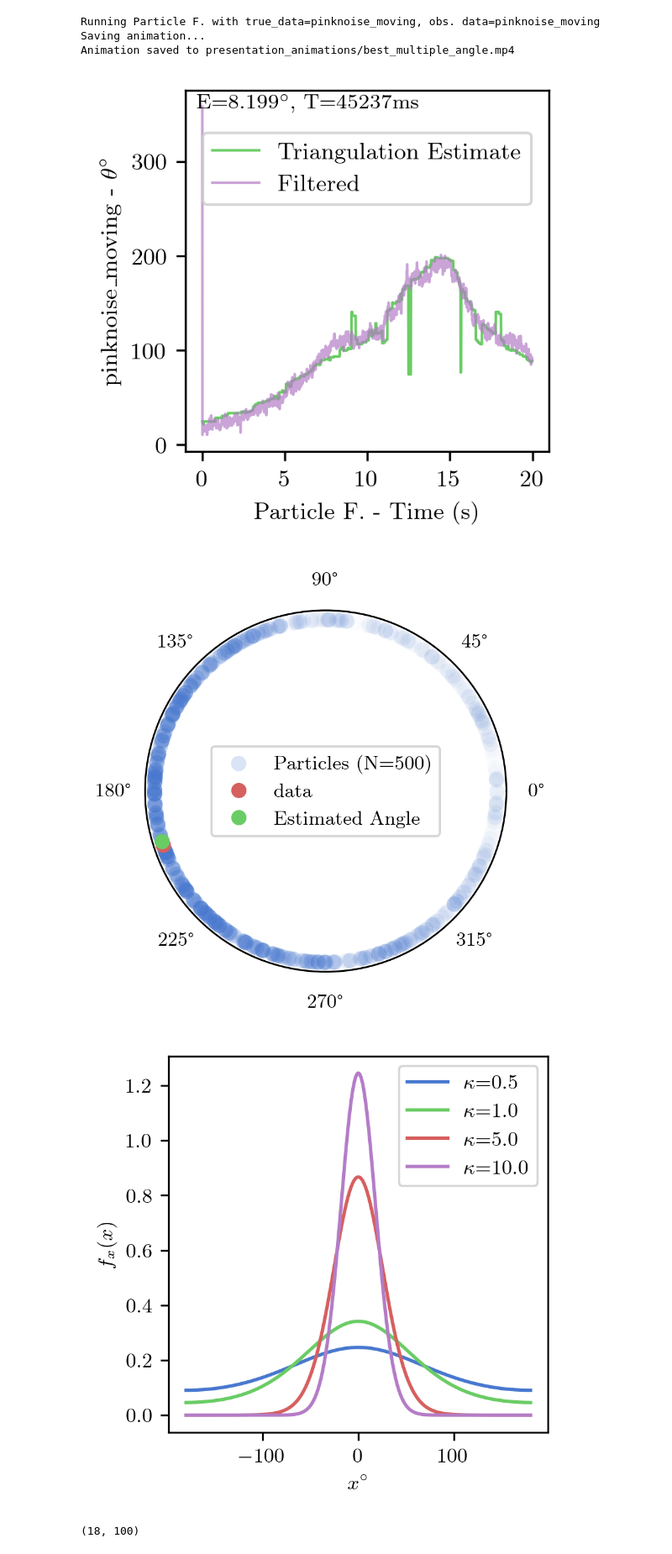
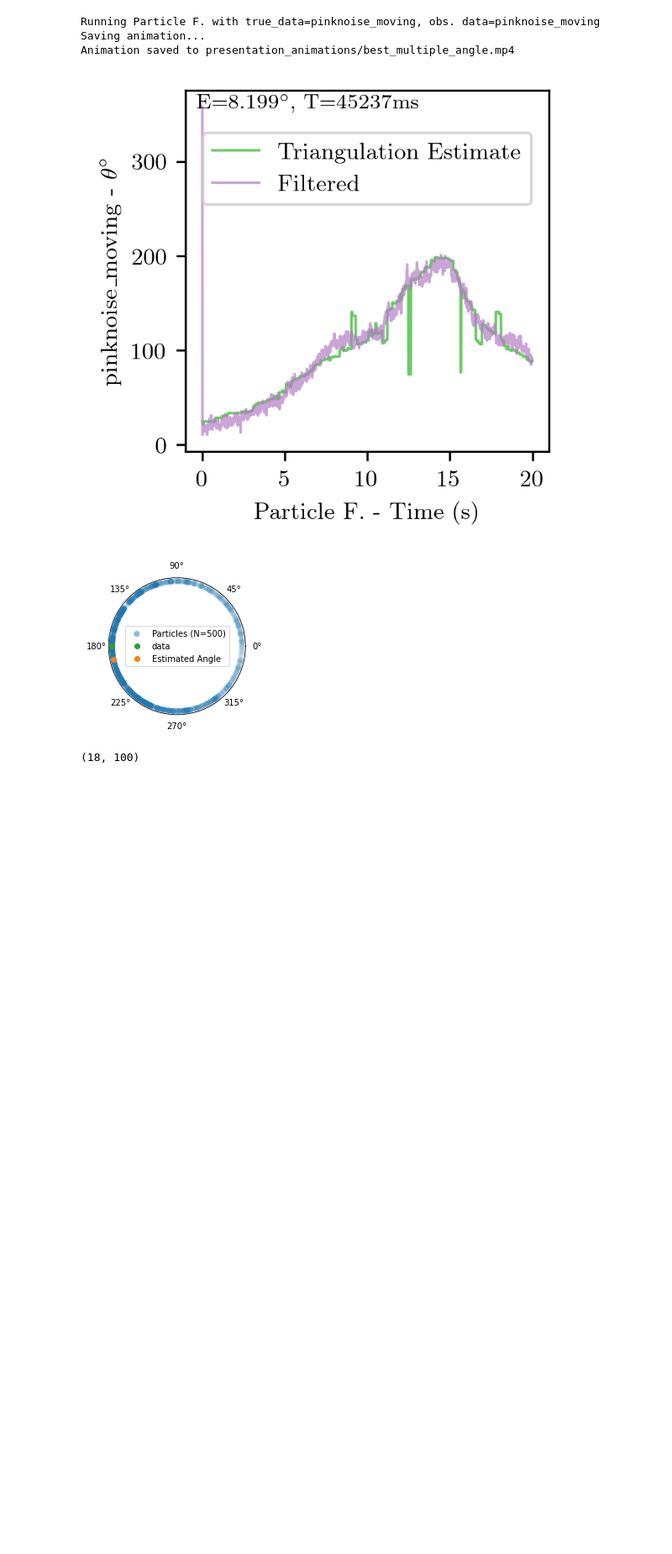
Before and after one commit to CanyonTurtle/cannon-curtis-spencer-tyler-acme, a Jupyter notebook: vol-3/code_actully_in_paper.ipynb, the cells around one changed output. Shown at 84% size. Drawn from its saved outputs; the diff is of its cells as text; code cells hidden in the pictures; blank space fills up the shorter version.

Commit message:
animated particle filter

```diff
--- a/vol-3/code_actully_in_paper.ipynb
+++ b/vol-3/code_actully_in_paper.ipynb
@@ -627,6 +627,7 @@ class ParticleFilter(AngleFilter):
         Performs the particle filter routine for the entire dataset
         Returns a sequence of state estimates for each time step, as well as particles and effective number of particles
         """
+        weights_list = []
         theta_dim = obs.shape[0]
         H = np.zeros((theta_dim,3))
         H[:,0] = np.ones(theta_dim)
@@ -639,6 +640,7 @@ class ParticleFilter(AngleFilter):
             #start by updating the weights of the particles
             current_obs = obs[:,i]
             self.weights = self.update_particles(self.particles,self.weights,current_obs)
+            weights_list.append(self.weights)
 
             #Every so often, we want to resample:
             n_eff_list[i] = self.neff(self.weights)
@@ -655,7 +657,7 @@ class ParticleFilter(AngleFilter):
 
             #Predict the next state of the particles
             self.particles = self.predict_particles(self.particles)
-        return state_estimates,tot_particles,n_eff_list
+        return state_estimates,tot_particles,n_eff_list,weights_list
 
     def run_filter(self,angles_ts: AngleTimeseries):
         """
@@ -1018,46 +1020,93 @@ def plot_particles(index, obs,states):
     n_part = len(part)
     ax.clear()
 
-
-
     particles_color, est_angle_color, data_color = tuple(get_colors_from_pallette_indecies(ax, [0, 1, 2]))
 
     #Plot all the particles at the current time step
     ax.scatter(part,np.ones_like(part), 50, c=particles_color, alpha=(0.5*weights / np.max(weights))**1,label = f'Particles (N={N_particles})', edgecolors="none")
     ax.plot(states[0,frame], 1,'o', c=data_color, label ='data')  # Plot current angle
     ax.plot(state_estimates[frame],1,'o', c=est_angle_color, label='Estimated Angle')
     # ax.set_title(f'Num part:{n_part}')
 
     ax.grid(False)
     ax.set_yticklabels([])
     # ax.set_xticklabels([])
 
     ax.legend(loc='center')
-    plt.savefig("actual_paper_graphs/particle_filter_example.png", bbox_inches='tight', pad_inches=0)
+    # plt.savefig("actual_paper_graphs/particle_filter_example.png", bbox_inches='tight', pad_inches=0)
     plt.show()
+def animate_particles(obs,states):
+    """
+    Runs a particle filter on obs, plots the particles along with state estimate, current data
+    """
+    def calc_ms(t0,t1,n):
+        #this method calculates the interval of the animation
+        return (1000*(t1-t0))/(n-1)
+    K1 = 1
+    K2 = 1
+    N_particles = 500
+    n_eff = 100
+    states[0] = states[0]%(2*np.pi)
+
+
+    p_filter = ParticleFilter(F,K1,K2,N_particles,n_eff)
+    state_estimates,particles,neff_list,weights_list = p_filter.run_filter_verbose(obs)
+    state_estimates = state_estimates%(2*np.pi)
+
+
+    # print(particles)
+
+    fig, ax = plt.subplots(figsize=(3,3),subplot_kw={'projection': 'polar'})
+
+    def update(t):
+        weights = weights_list[t]
+        part = particles[t]
+        part = part[:,0]
+        n_part = len(part)
+        ax.clear()
+        particles_color, est_angle_color, data_color = tuple(get_colors_from_pallette_indecies(ax, [0, 1, 2]))
+
+        #Plot all the particles at the current time step
+        ax.scatter(part,np.ones_like(part), 50, c=particles_color, alpha=(0.5*weights / np.max(weights))**1,label = f'Particles (N={N_particles})', edgecolors="none")
+        ax.plot(states[0,t], 1,'o', c=data_color, label ='data')  # Plot current angle
+        ax.plot(state_estimates[t],1,'o', c=est_angle_color, label='Estimated Angle')
+        # ax.set_title(f'Num part:{n_part}')
+
+        ax.grid(False)
+        ax.set_yticklabels([])
+        # ax.set_xticklabels([])
+
+        ax.legend(loc='center')
+        # plt.savefig("actual_paper_graphs/particle_filter_example.png", bbox_inches='tight', pad_inches=0)
+        # plt.show()
+    #produce and save animation
+    frames = np.arange(0,particles.shape[0]//5)
+    anim_5 = animation.FuncAnimation(fig,update,frames = frames,interval = calc_ms(0,10,len(frames)))#,interval = calc_ms(0,10,1400))
+    anim_5.save('presentation_animations/Particle_Filter_Anim.mp4',dpi = 300)
+    plt.close(fig)
 
 #Initialize Kalman Filter Params, generate data
 Q = np.eye(3) * 0.001
 R = np.eye(18) * 0.5
 u = np.zeros(3)
 #Initialize state transition matrix and other params
 deltat = 0.1
 F = np.array([[1,0,deltat],
               [1,0,0],
               [deltat**-1, deltat**-1, 0]])
 H = np.zeros((18,3))
 H[:,0] = np.ones(18)
 kf = KalmanFilter(F, R, u, True)
 n_steps = 100
 x0 = np.array([np.pi, np.pi, 0])
 states, obs = kf.evolve(x0, n_steps, H, R, Q)
 
 #Use the plotting functions
-plot_particles(50,obs,states)
-plot_von_mises()
+animate_particles(obs,states)
+# plot_von_mises()
+# plot_particles(0, obs,states)
 # %% [output]
-[figure, old version]
+[figure, new version]
-[figure, removed]
 # %%
 # ---------- Graph the Naive vs the Circular Kalman Filter ------------
 
```
Also changed, not shown: parts of 1 cell of this notebook, 1 other file.
